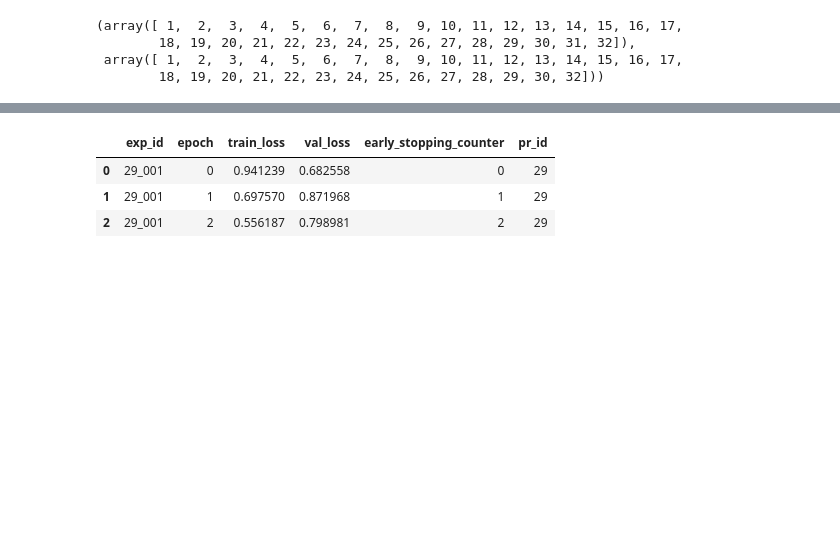
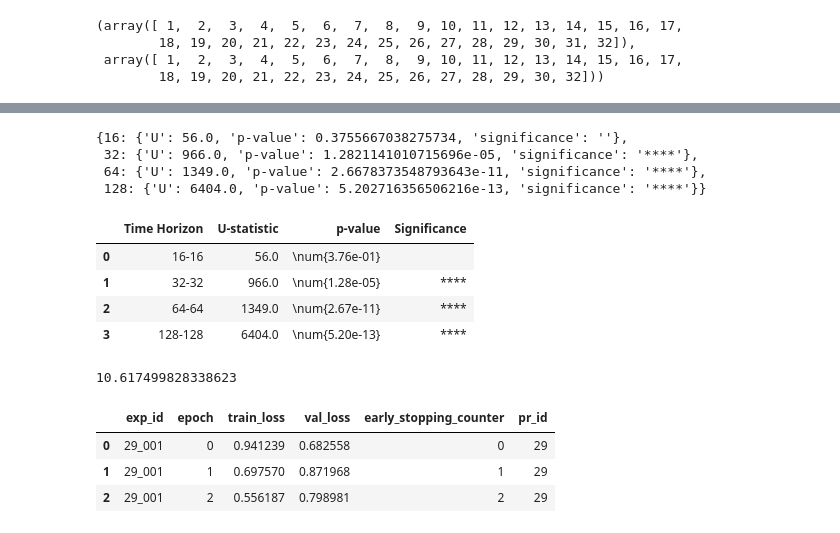
Before and after one commit to arnaud-odet/Time-Series-Library, a Jupyter notebook: results.ipynb, the cells around one changed output, grey strips where cells are left out. Cells and saved outputs as stored; diff of their text form; code cells hidden in the pictures; blank space fills up the shorter version.

```diff
--- a/results.ipynb
+++ b/results.ipynb
@@ -451,0 +505,15 @@ testing_logs[['pr_id','features','seq_len']].sort_values(by = 'pr_id').drop_dupl
+# %%
+mwu_test
+# %% [output]
+{16: {'U': 56.0, 'p-value': 0.3755667038275734, 'significance': ''},
+ 32: {'U': 966.0, 'p-value': 1.2821141010715696e-05, 'significance': '****'},
+ 64: {'U': 1349.0, 'p-value': 2.6678373548793643e-11, 'significance': '****'},
+ 128: {'U': 6404.0, 'p-value': 5.202716356506216e-13, 'significance': '****'}}
+# %%
+wmh_test
+# %% [output]
+|  | Time Horizon | U-statistic | p-value | Significance |
+| 0 | 16-16 | 56.0 | \num{3.76e-01} |  |
+| 1 | 32-32 | 966.0 | \num{1.28e-05} | **** |
+| 2 | 64-64 | 1349.0 | \num{2.67e-11} | **** |
+| 3 | 128-128 | 6404.0 | \num{5.20e-13} | **** |
@@ -452,3 +522,7 @@ testing_logs[['pr_id','features','seq_len']].sort_values(by = 'pr_id').drop_dupl
+# %%
+np.percentile(testing_logs[testing_logs['seq_len']==64]['fde'], 95)
+# %% [output]
+10.617499828338623
 # %%
 training_logs.head(3)
 # %% [output]
```
Also changed, not shown: parts of 12 cells of this notebook.
